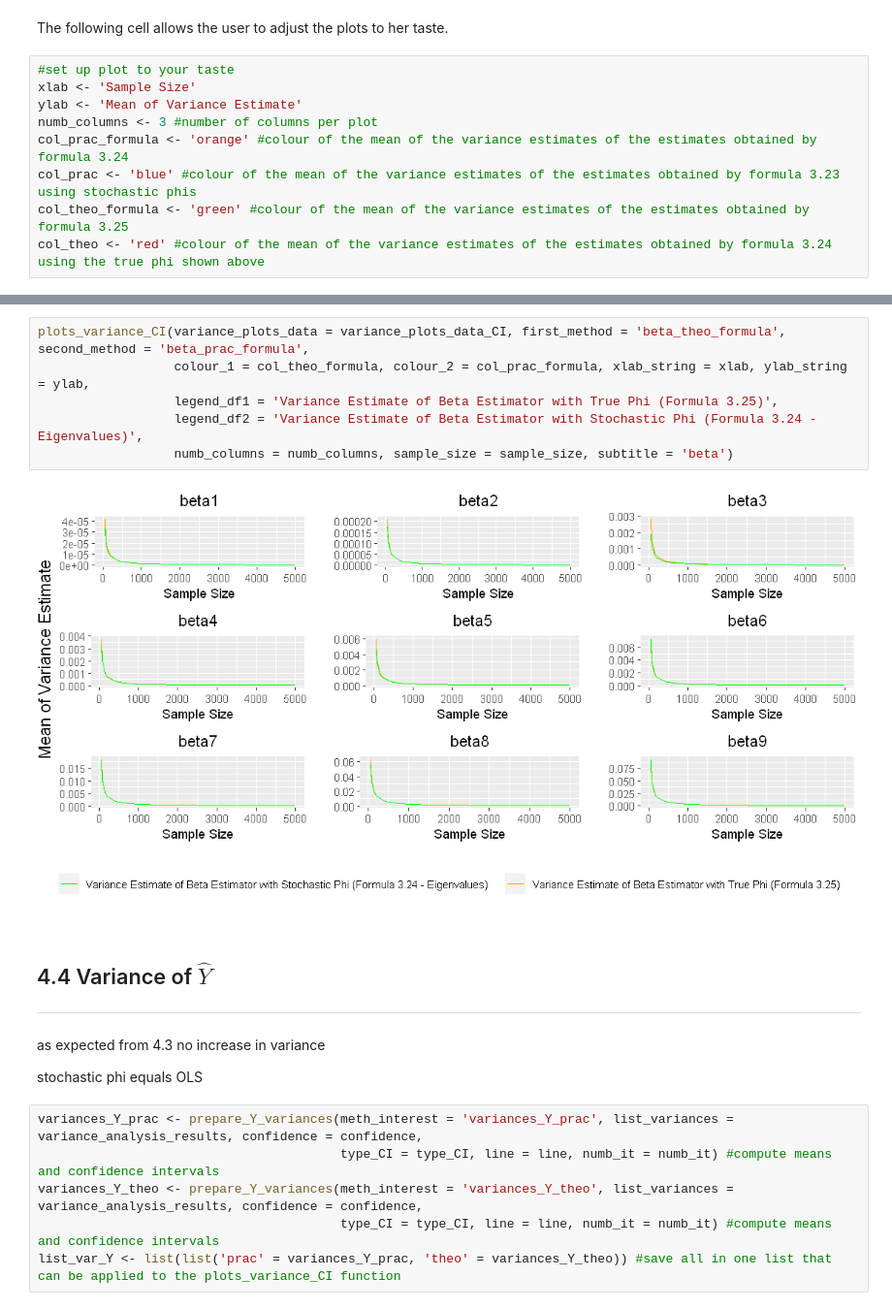
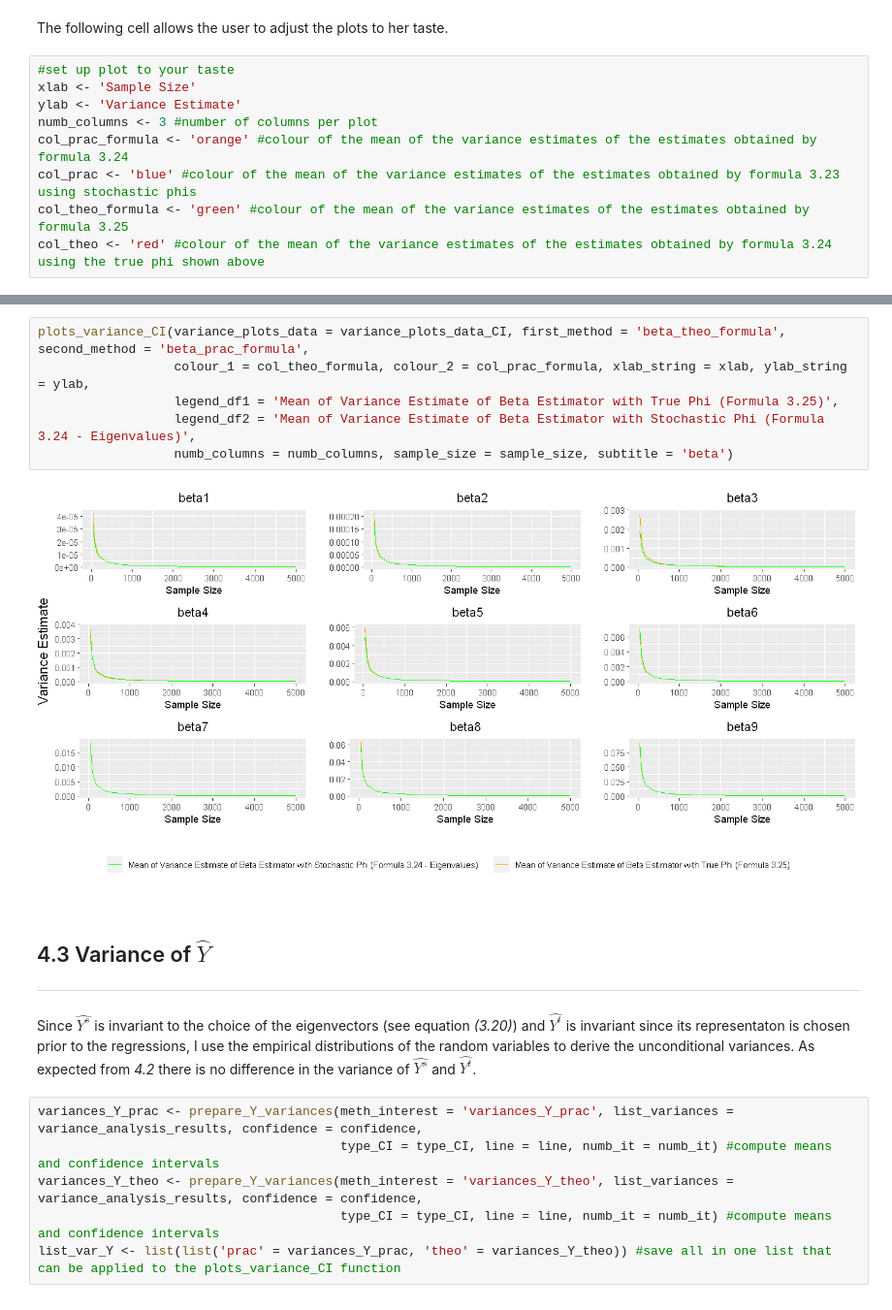
Before and after one commit to manuhuth/PCR-Parameter-Variance-Analysis, a Jupyter notebook: Notebooks/6Simulation.ipynb, the cells around one changed output, grey strips where cells are left out. Shown at 97% size. Cells and saved outputs as stored; diff of their text form.

```diff
--- a/Notebooks/6Simulation.ipynb
+++ b/Notebooks/6Simulation.ipynb
@@ -159,7 +120,7 @@ The following cell allows the user to adjust the plots to her taste.
 # %%
 #set up plot to your taste
 xlab <- 'Sample Size'
-ylab <- 'Mean of Variance Estimate'
+ylab <- 'Variance Estimate'
 numb_columns <- 3 #number of columns per plot
 col_prac_formula <- 'orange' #colour of the mean of the variance estimates of the estimates obtained by formula 3.24
 col_prac <- 'blue' #colour of the mean of the variance estimates of the estimates obtained by formula 3.23 using stochastic phis
@@ -210,18 +176,16 @@ formulas show that variances are basically the same and hence there is no increa
 # %%
 plots_variance_CI(variance_plots_data = variance_plots_data_CI, first_method = 'beta_theo_formula', second_method = 'beta_prac_formula',
                   colour_1 = col_theo_formula, colour_2 = col_prac_formula, xlab_string = xlab, ylab_string = ylab,
-                  legend_df1 = 'Variance Estimate of Beta Estimator with True Phi (Formula 3.25)',
-                  legend_df2 = 'Variance Estimate of Beta Estimator with Stochastic Phi (Formula 3.24 - Eigenvalues)',
+                  legend_df1 = 'Mean of Variance Estimate of Beta Estimator with True Phi (Formula 3.25)',
+                  legend_df2 = 'Mean of Variance Estimate of Beta Estimator with Stochastic Phi (Formula 3.24 - Eigenvalues)',
                   numb_columns = numb_columns, sample_size = sample_size, subtitle = 'beta')
 # %% [output]
-[figure, old version]
+[figure, new version]
 # %% [markdown]
-## 4.4 Variance of $\hat{Y}$
+## 4.3 Variance of $\hat{Y}$
 ---
-# %% [markdown]
-as expected from 4.3 no increase in variance
-
-stochastic phi equals OLS
+# %% [markdown]
+Since $\hat{Y^s}$ is invariant to the choice of the eigenvectors (see equation *(3.20)*) and $\hat{Y^t}$ is invariant since its representaton is chosen prior to the regressions, I use the empirical distributions of the random variables to derive the unconditional variances. As expected from *4.2* there is no difference in the variance of $\hat{Y^s}$ and $\hat{Y^t}$.
 # %%
 variances_Y_prac <- prepare_Y_variances(meth_interest = 'variances_Y_prac', list_variances = variance_analysis_results, confidence = confidence,
                                         type_CI = type_CI, line = line, numb_it = numb_it) #compute means and confidence intervals
```
Also changed, not shown: parts of 25 cells of this notebook, 6 other files.
